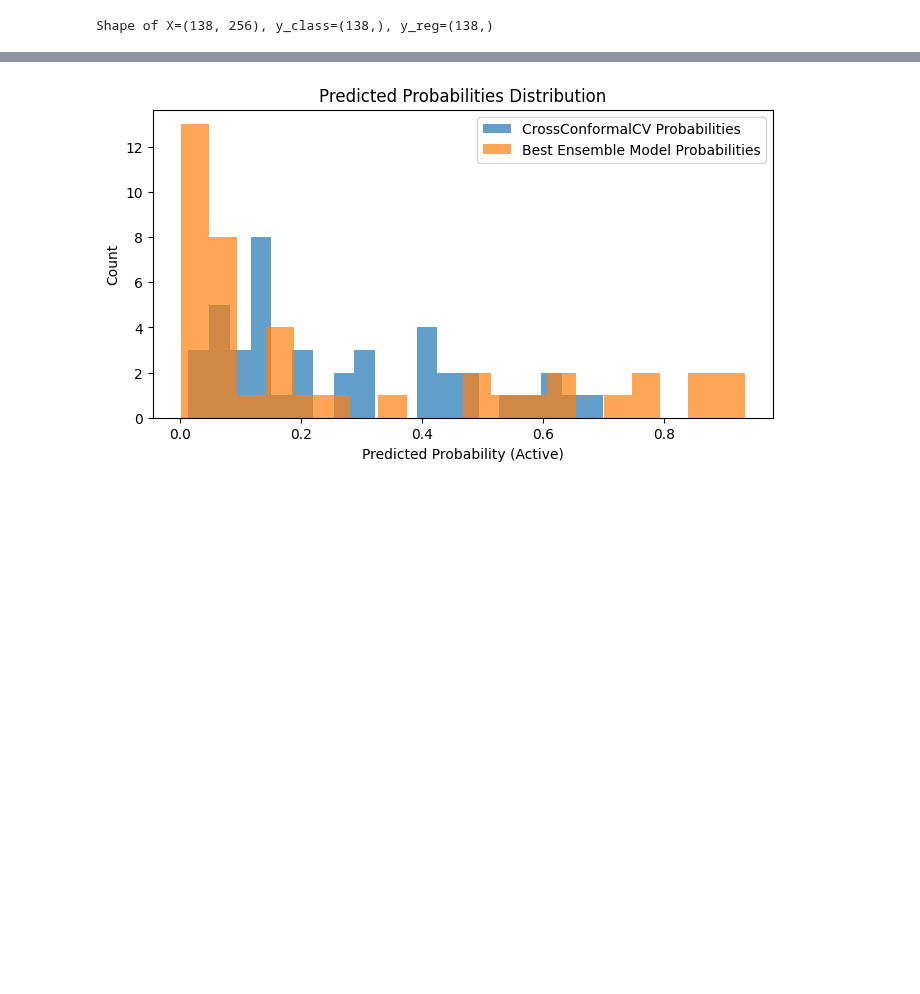
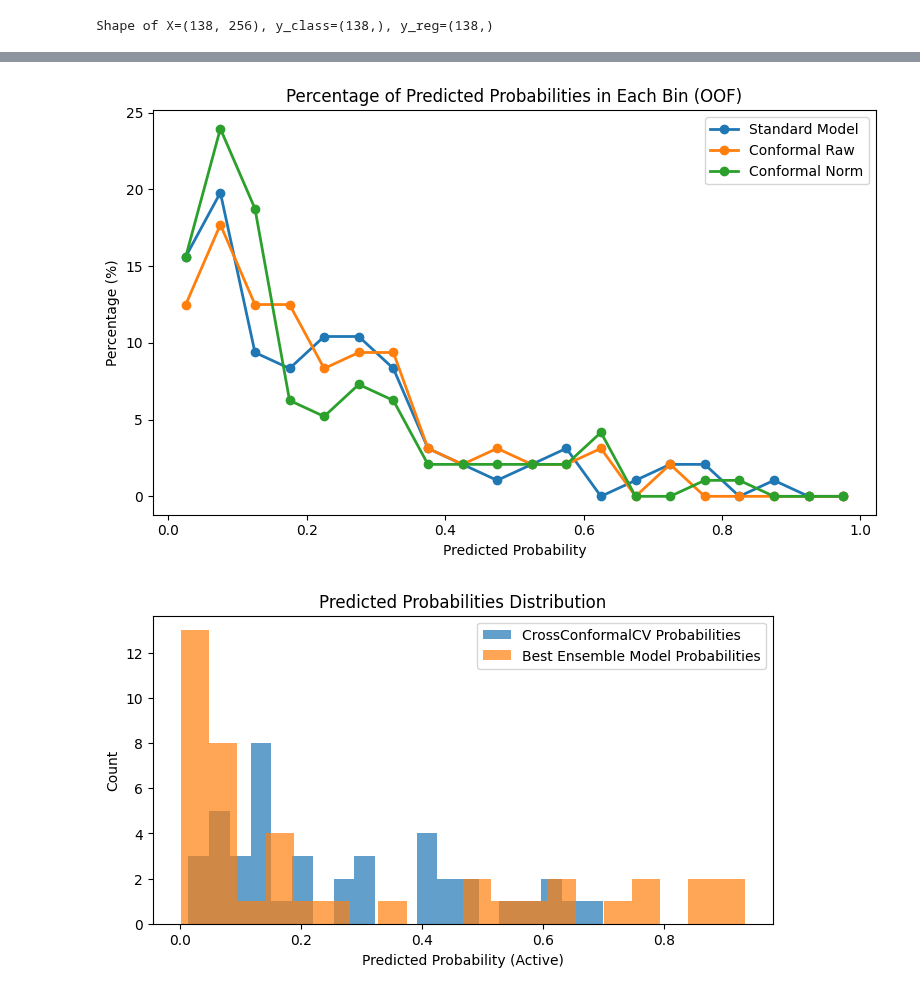
Before and after one commit to basf/MolPipeline, a Jupyter notebook: notebooks/advanced_04_conformal_prediction.ipynb, the cells around one changed output, grey strips where cells are left out. Drawn from its saved outputs; the diff is of its cells as text; code cells hidden in the pictures; blank space fills up the shorter version.

```diff
--- a/notebooks/advanced_04_conformal_prediction.ipynb
+++ b/notebooks/advanced_04_conformal_prediction.ipynb
@@ -204 +245,31 @@ Fold 5
+# %%
+import numpy as np
+
+probs_standard = df_oof_compare["StandardModel"].values
+probs_raw = df_oof_compare["ConformalRaw"].values
+probs_norm = df_oof_compare["ConformalNorm"].values
+
+plt.figure(figsize=(8, 5))
+bins = np.linspace(0, 1, 21)
+
+
+def plot_percentage_line(probs, bins, label, color):
+    counts, bin_edges = np.histogram(probs, bins=bins)
+    percent = 100 * counts / len(probs)
+    bin_centers = (bin_edges[:-1] + bin_edges[1:]) / 2
+    plt.plot(bin_centers, percent, marker="o", label=label, color=color, linewidth=2)
+
+
+plot_percentage_line(probs_standard, bins, "Standard Model", "tab:blue")
+plot_percentage_line(probs_raw, bins, "Conformal Raw", "tab:orange")
+plot_percentage_line(probs_norm, bins, "Conformal Norm", "tab:green")
+
+plt.xlabel("Predicted Probability")
+plt.ylabel("Percentage (%)")
+plt.title("Percentage of Predicted Probabilities in Each Bin (OOF)")
+plt.legend()
+plt.tight_layout()
+plt.show()
+# %% [output]
+[figure, added]
 # %%
```
Also changed, not shown: parts of 5 cells of this notebook, 5 other files.
